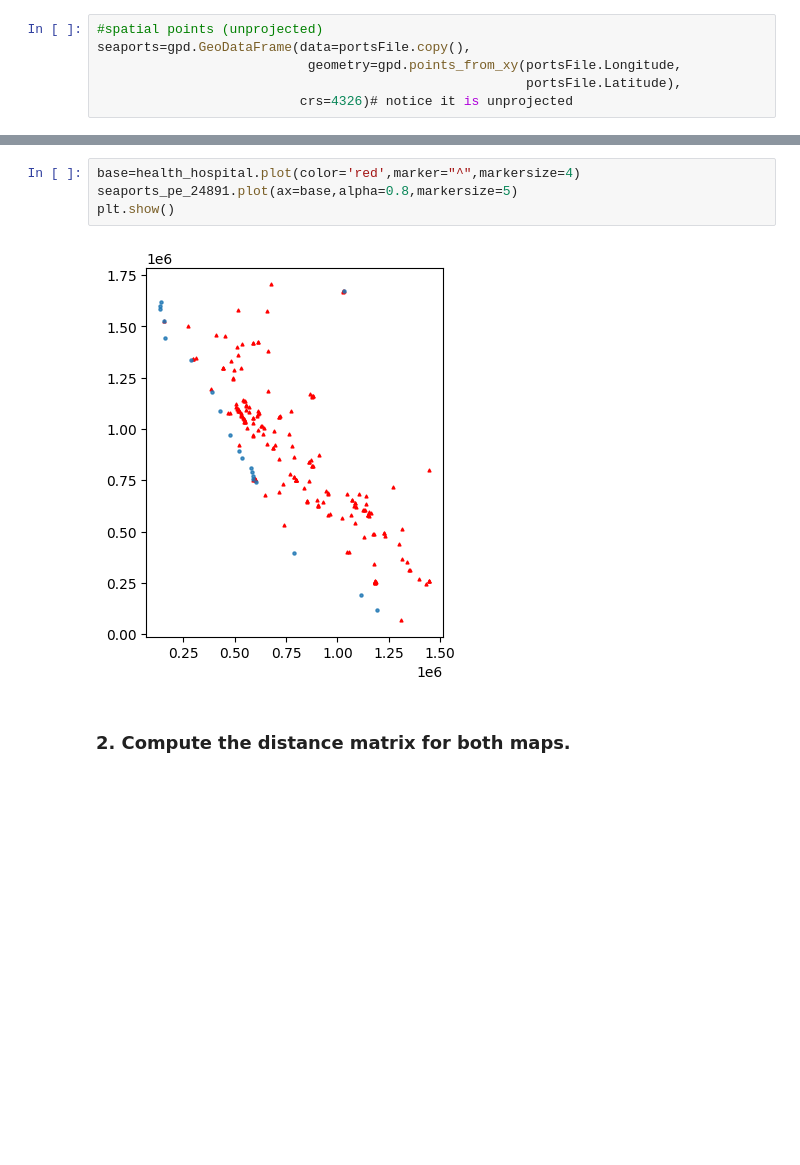
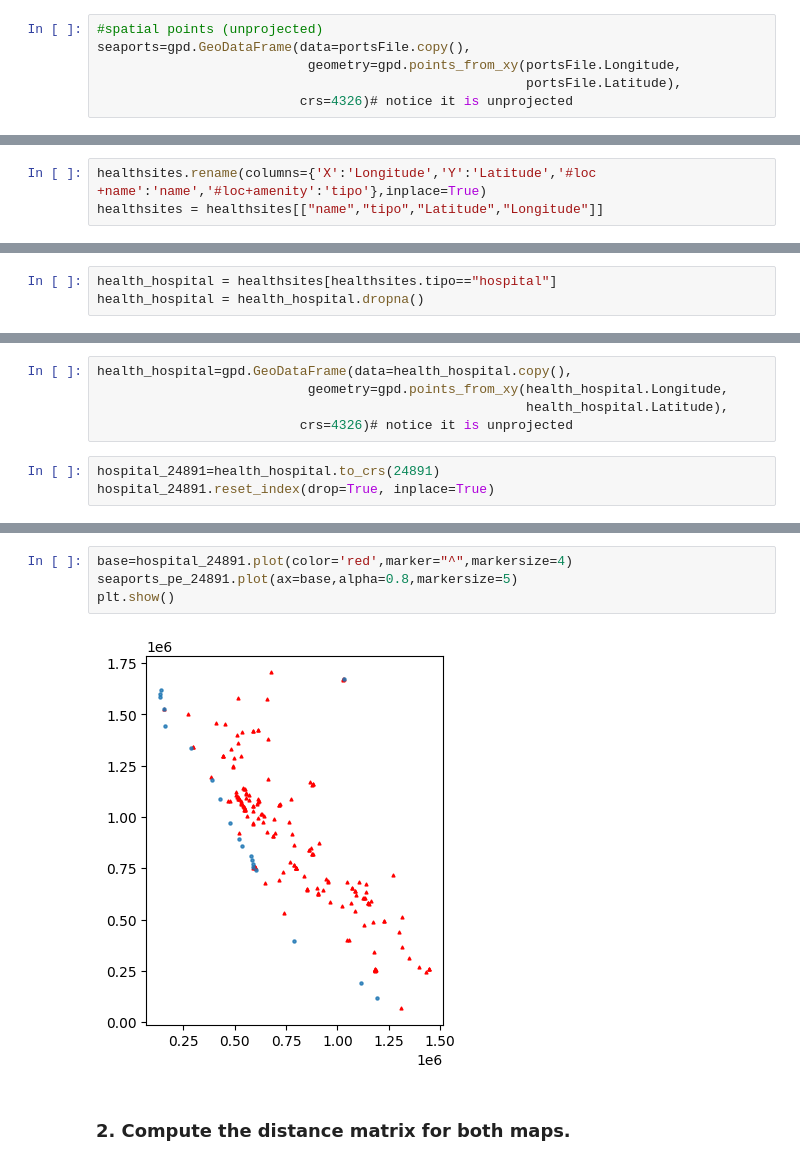
Before and after one commit to IntroSpatialDataScience/MiningGDF_Project1, a Jupyter notebook: Ev-p1.ipynb, the cells around one changed output, grey strips where cells are left out. Saved outputs shown, nothing was run; the diff lists cells and outputs as text; blank space fills up the shorter version.

```diff
--- a/Ev-p1.ipynb
+++ b/Ev-p1.ipynb
@@ -100,0 +115,3 @@ health_hospital = healthsites[healthsites.tipo=="hospital"]
+# %%
+healthsites.rename(columns={'X':'Longitude','Y':'Latitude','#loc +name':'name','#loc+amenity':'tipo'},inplace=True)
+healthsites = healthsites[["name","tipo","Latitude","Longitude"]]
@@ -100,0 +127,3 @@ health_hospital = healthsites[healthsites.tipo=="hospital"]
+# %%
+health_hospital = healthsites[healthsites.tipo=="hospital"]
+health_hospital = health_hospital.dropna()
@@ -100,0 +146,8 @@ health_hospital = healthsites[healthsites.tipo=="hospital"]
+# %%
+health_hospital=gpd.GeoDataFrame(data=health_hospital.copy(),
+                           geometry=gpd.points_from_xy(health_hospital.Longitude,
+                                                       health_hospital.Latitude),
+                          crs=4326)# notice it is unprojected
+# %%
+hospital_24891=health_hospital.to_crs(24891)
+hospital_24891.reset_index(drop=True, inplace=True)
@@ -101,9 +170,9 @@ health_hospital = healthsites[healthsites.tipo=="hospital"]
 # %%
-base=health_hospital.plot(color='red',marker="^",markersize=4)
+base=hospital_24891.plot(color='red',marker="^",markersize=4)
 seaports_pe_24891.plot(ax=base,alpha=0.8,markersize=5)
 plt.show()
 # %% [output]
-[figure, old version]
+[figure, new version]
 # %% [markdown]
 ### 2. Compute the distance matrix for both maps.
 # %%
```
Also changed, not shown: parts of 22 cells of this notebook.
